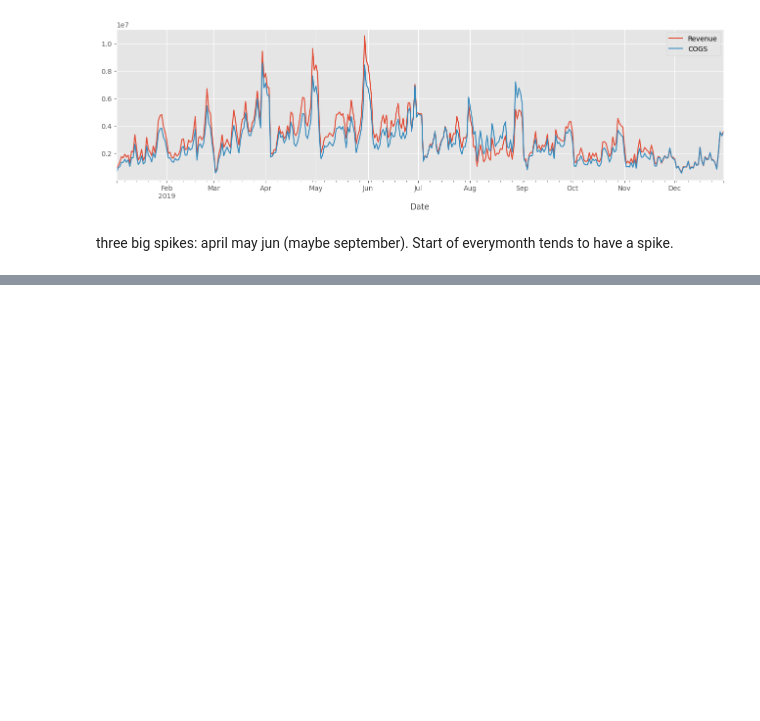
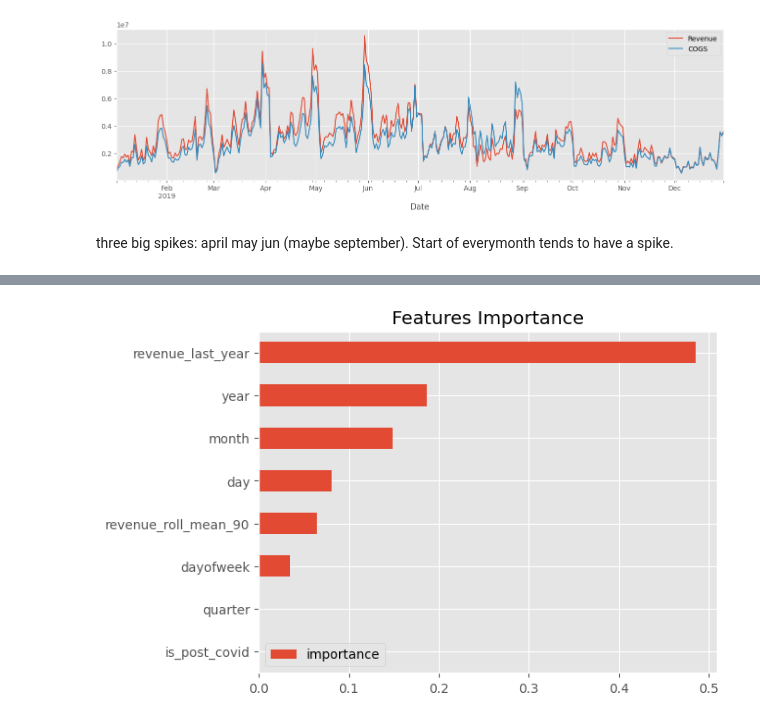
Before and after one commit to nqt-2/Datathon_Vin, a Jupyter notebook: notebook/xgboost.ipynb, the cells around one changed output, grey strips where cells are left out. Cells and saved outputs as stored; diff of their text form; code cells hidden in the pictures; blank space fills up the shorter version.

```diff
--- a/notebook/xgboost.ipynb
+++ b/notebook/xgboost.ipynb
@@ -85,0 +100,15 @@ sales['days'] = sales.index.day
+# %%
+train = create_features(train)
+test = create_features(test)
+# %%
+
+FEATURES_REV = ['dayofweek', 'day', 'month', 'year', 'quarter','is_post_covid', 'revenue_last_year','revenue_roll_mean_90']
+FEATURES_COGS = ['dayofweek', 'day', 'month', 'year', 'quarter','is_post_covid', 'cogs_last_year','revenue_roll_mean_90']
+TARGET_REV = 'Revenue'
+TARGET_COGS = "COGS"
+# %%
+X_train_rev = train[FEATURES_REV]
+y_train_rev = train[TARGET_REV]
+
+X_test_rev = test[FEATURES_REV]
+y_test_rev = test[TARGET_REV]
@@ -85,0 +136,8 @@ sales['days'] = sales.index.day
+# %%
+reg_rev = xgb.XGBRegressor(n_estimators = 1500,
+                        early_stopping_rounds = 150,
+                        learning_rate = 0.04)
+reg_rev.fit(X_train_rev,
+        y_train_rev,
+        eval_set = [(X_train_rev,y_train_rev),(X_test_rev,y_test_rev)],
+        verbose = 100)
@@ -85,0 +199,8 @@ sales['days'] = sales.index.day
+# %%
+f1_rev = pd.DataFrame(data = reg_rev.feature_importances_,
+                  index = reg_rev.feature_names_in_,
+                  columns=['importance'])
+f1_rev.sort_values('importance').plot(kind = 'barh', title='Features Importance')
+plt.show()
+# %% [output]
+[figure, added]
```
Also changed, not shown: parts of 14 cells of this notebook, 2 other files.
